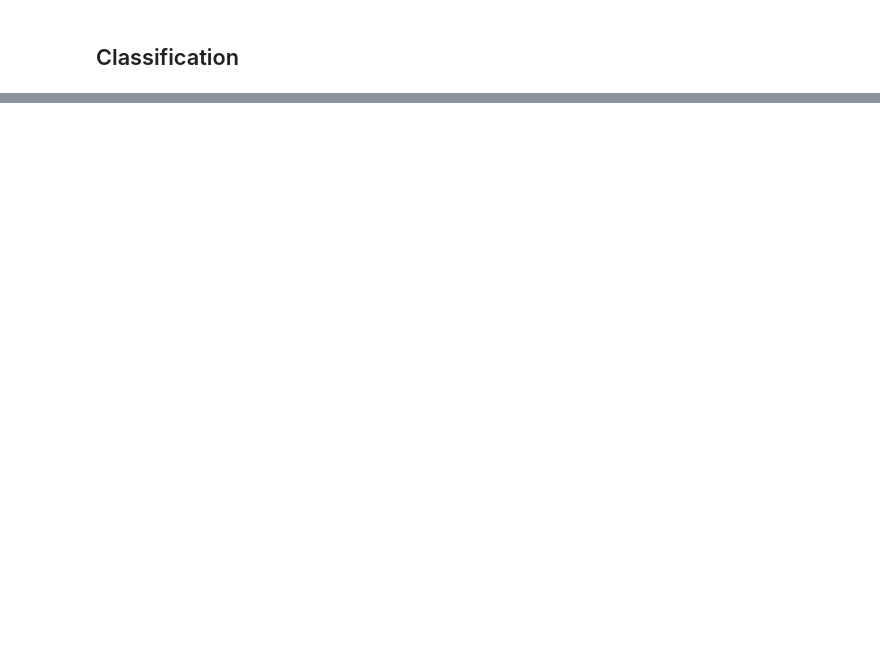
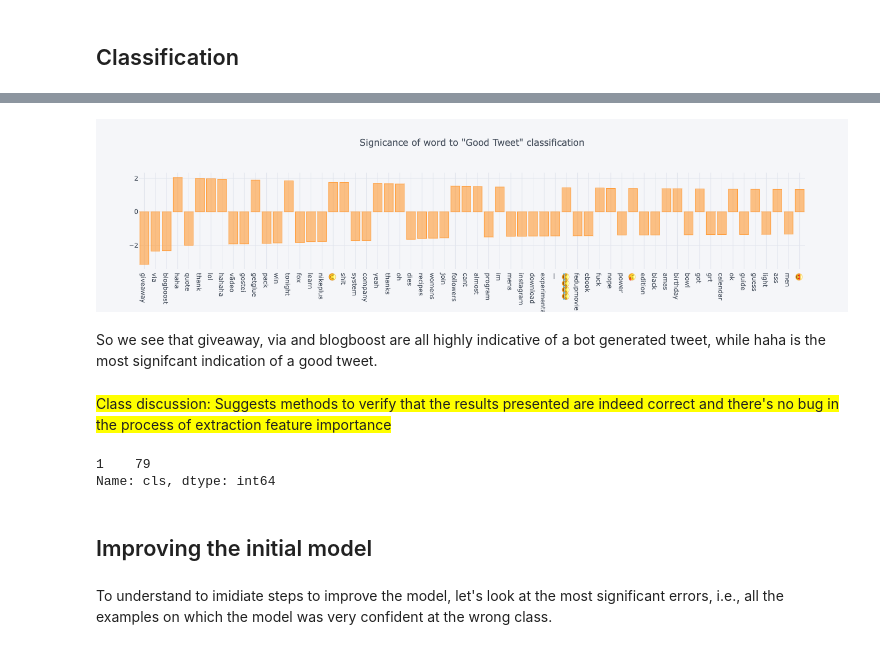
Before and after one commit to edoson/Python_ML-2022, a Jupyter notebook: Classical NLP/Classical NLP.ipynb, the cells around one changed output, grey strips where cells are left out. Saved outputs shown, nothing was run; the diff lists cells and outputs as text; code cells hidden in the pictures; blank space fills up the shorter version.

```diff
--- a/Classical NLP/Classical NLP.ipynb
+++ b/Classical NLP/Classical NLP.ipynb
@@ -461,0 +456,6 @@ DataFrame(auc_by_alpha, columns = ['alpha', 'AUC']).query('alpha < 8').set_index
+# %%
+weights = model.coef_.flatten()
+words = [rev_dict[i] for i in range(len(weights))]
+feature_weights = DataFrame({'word': words, 'weight': weights, 'absW': abs(weights)})
+feature_weights.sort_values(by = 'absW', ascending = False, inplace = True)
+feature_weights.head(5)
@@ -461,0 +469,17 @@ DataFrame(auc_by_alpha, columns = ['alpha', 'AUC']).query('alpha < 8').set_index
+# %%
+feature_weights.set_index('word').weight.head(60).iplot(kind = 'bar', title = 'Signicance of word to "Good Tweet" classification', hline=(0,0))
+# %% [output]
+[figure, added]
+# %% [markdown]
+So we see that giveaway, via and blogboost are all highly indicative of a bot generated tweet, while haha is the most signifcant indication of a good tweet.
+# %% [markdown]
+<span style='background :yellow' > Class discussion: Suggests methods to verify that the results presented are indeed correct and there's no bug in the process of extraction feature importance</span>
+# %%
+df[df.tweet.apply(lambda x: 'haha' in x)].cls.value_counts()
+# %% [output]
+1    79
+Name: cls, dtype: int64
+# %% [markdown]
+## Improving the initial model
+# %% [markdown]
+To understand to imidiate steps to improve the model, let's look at the most significant errors, i.e., all the examples on which the model was very confident at the wrong class.
```
Also changed, not shown: parts of 73 cells of this notebook, 1 other file.
